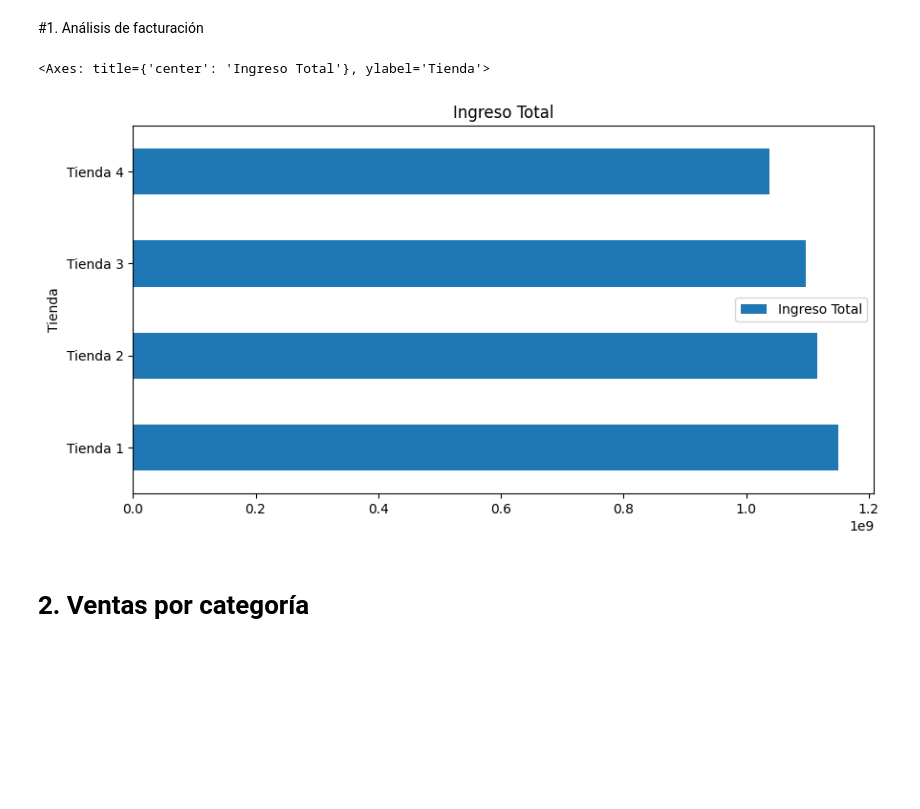
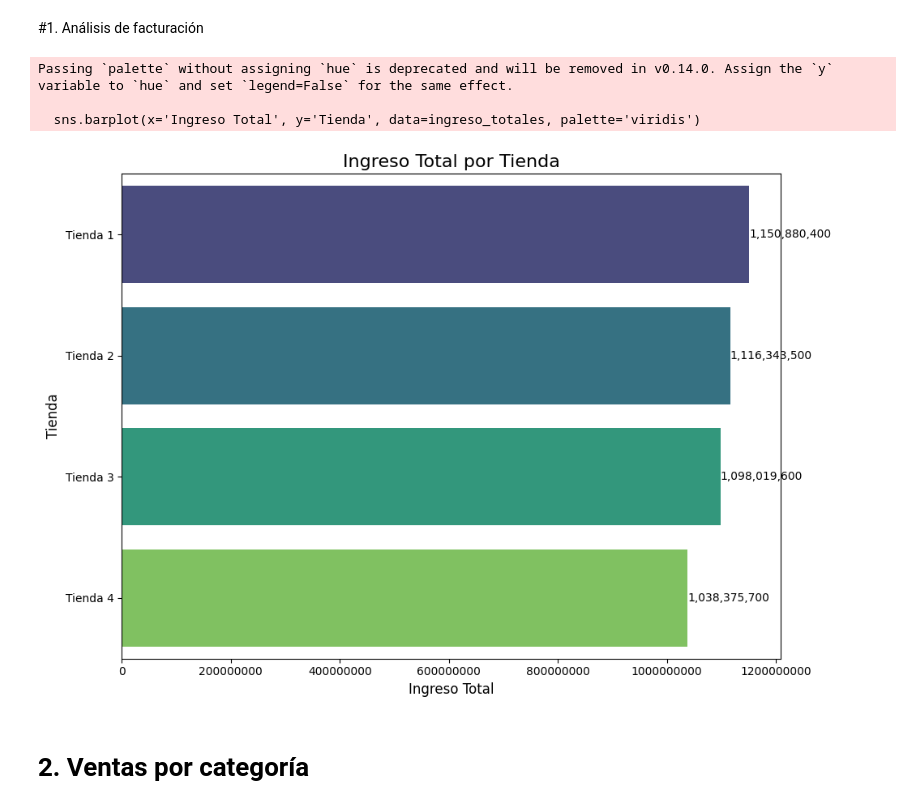
Before and after one commit to alone-soo/proyecto_Alura_Strore, a Jupyter notebook: AluraStoreLatamS.ipynb, the cells around one changed output. Saved outputs shown, nothing was run; the diff lists cells and outputs as text; code cells hidden in the pictures; blank space fills up the shorter version.

```diff
--- a/AluraStoreLatamS.ipynb
+++ b/AluraStoreLatamS.ipynb
@@ -57,10 +57,28 @@ ingreso_totales = pd.DataFrame({
     'Ingreso Total': [ingresot_t1, ingresot_t2, ingresot_t3, ingresot_t4]
 })
 ingreso_totales['Ingreso Total'] = ingreso_totales['Ingreso Total'].astype(int)
-ingreso_totales.plot(kind = 'barh', x = 'Tienda', y = 'Ingreso Total', figsize = (10, 5), title = 'Ingreso Total')
-# %% [output]
-<Axes: title={'center': 'Ingreso Total'}, ylabel='Tienda'>
-[figure, removed]
+# %%
+import matplotlib.pyplot as plt
+import seaborn as sns
+
+plt.figure(figsize=(10, 7))
+sns.barplot(x='Ingreso Total', y='Tienda', data=ingreso_totales, palette='viridis')
+
+# Añadir etiquetas de datos a las barras
+for index, row in ingreso_totales.iterrows():
+    plt.text(row['Ingreso Total'], index, f'{row['Ingreso Total']:,}', color='black', ha="left", va="center")
+
+plt.title('Ingreso Total por Tienda', fontsize=16)
+plt.xlabel('Ingreso Total', fontsize=12)
+plt.ylabel('Tienda', fontsize=12)
+plt.ticklabel_format(style='plain', axis='x') # Evita la notación científica en el eje x
+plt.tight_layout()
+plt.show()
+# %% [output]
+Passing `palette` without assigning `hue` is deprecated and will be removed in v0.14.0. Assign the `y` variable to `hue` and set `legend=False` for the same effect.
+
+  sns.barplot(x='Ingreso Total', y='Tienda', data=ingreso_totales, palette='viridis')
+[figure, added]
 # %% [markdown]
 # 2. Ventas por categoría
 # %%
```
